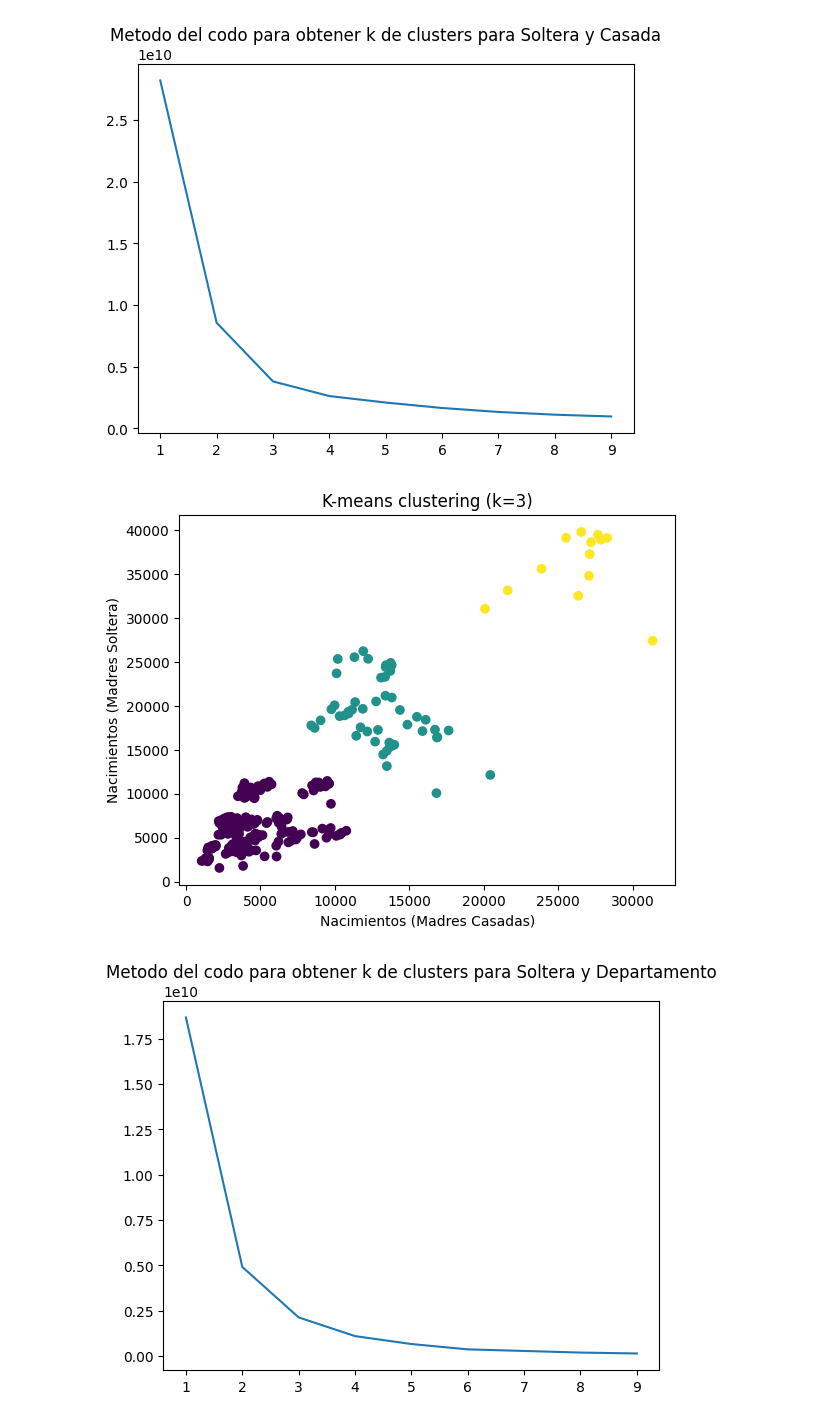
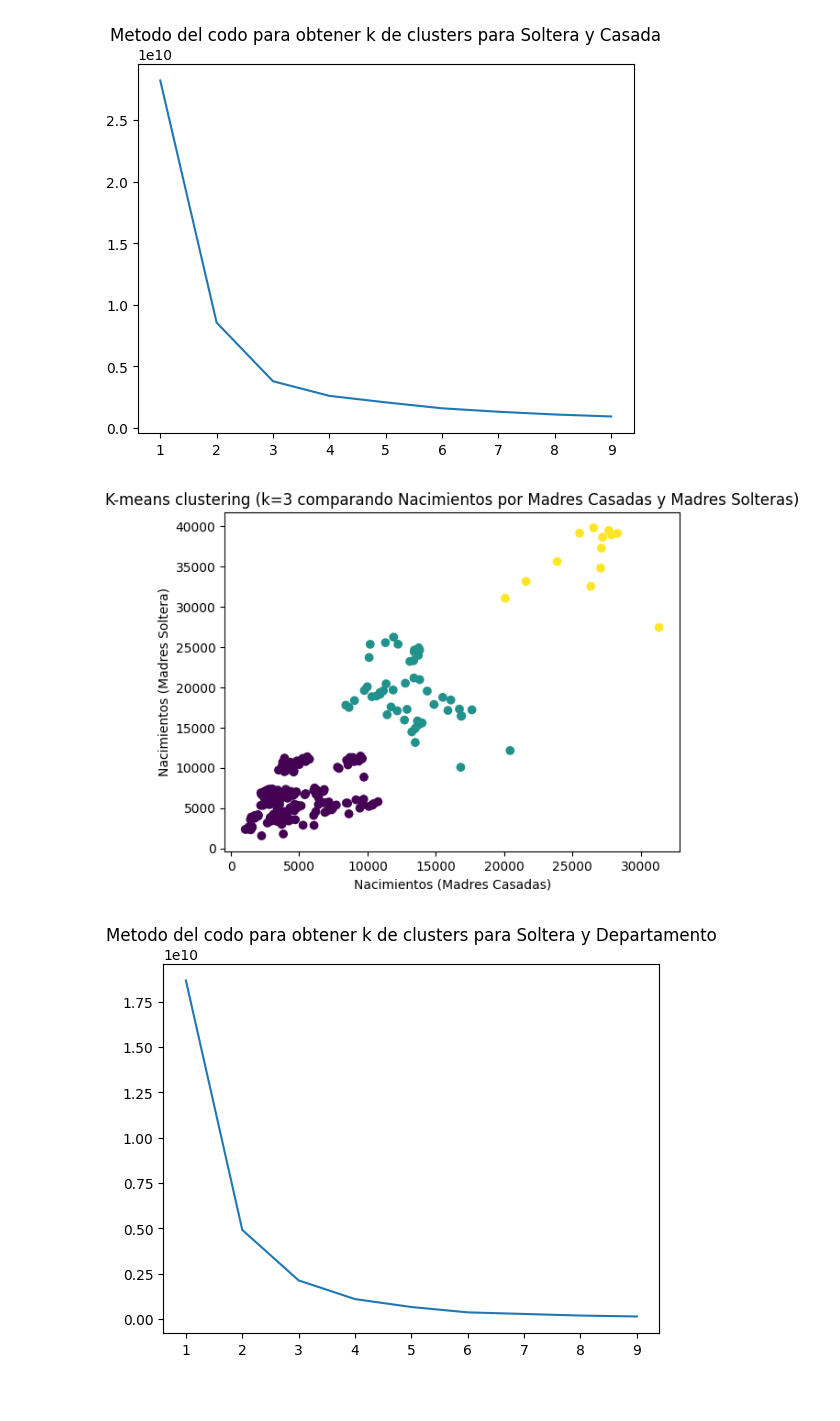
Before and after one commit to aleg001/Proyecto1-MD, a Jupyter notebook: Natalidad.ipynb, the cells around one changed output. Saved outputs shown, nothing was run; the diff lists cells and outputs as text; code cells hidden in the pictures; blank space fills up the shorter version.

```diff
--- a/Natalidad.ipynb
+++ b/Natalidad.ipynb
@@ -314,14 +314,14 @@ plt.show()
 # %%
 kmeans = KMeans(n_clusters=3, \
                     init='k-means++', random_state=42)
 y_kmeans = kmeans.fit_predict(X)
 plt.scatter(df_merged["Casada"], X["Soltera"], c=y_kmeans)
-plt.title('K-means clustering (k={})'.format(3))
+plt.title('K-means clustering (k={} comparando Nacimientos por Madres Casadas y Madres Solteras)'.format(3))
 plt.xlabel('Nacimientos (Madres Casadas)')
 plt.ylabel('Nacimientos (Madres Soltera)')
 plt.show()
 # %% [output]
-[figure, old version]
+[figure, new version]
 # %%
 # Se aplica el metodo del codo para obtener k de clusters para Soltera y Departamento
 from sklearn.cluster import KMeans
```
Also changed, not shown: parts of 5 cells of this notebook.
